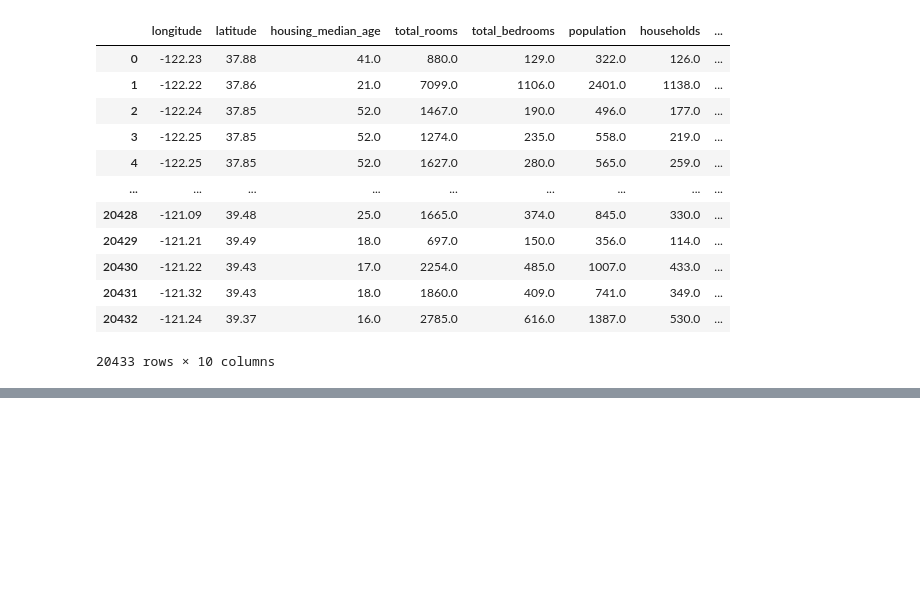
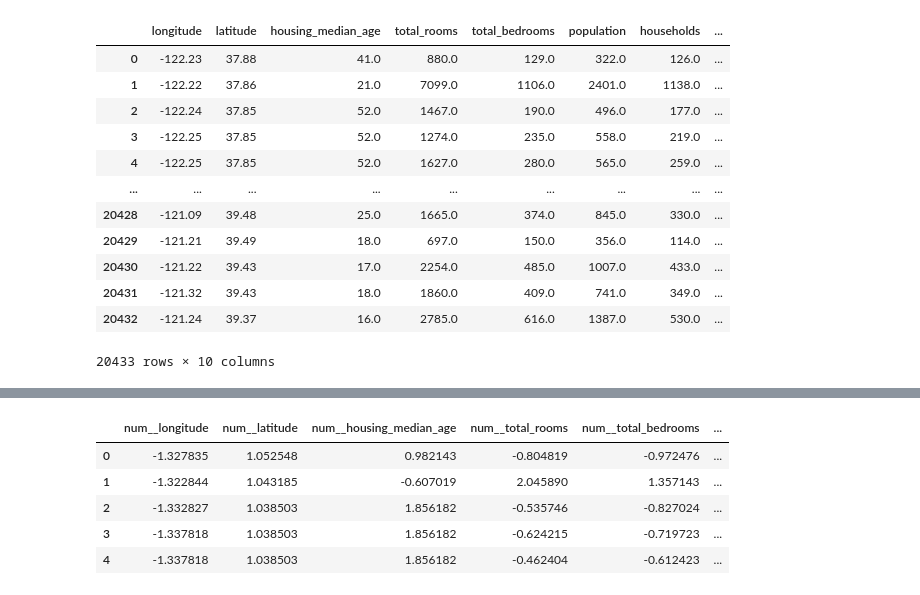
Before and after one commit to ErickNaunay/proyecto-ml-end-to-end, a Jupyter notebook: notebooks/data_wrangling.ipynb, the cells around one changed output, grey strips where cells are left out. Drawn from its saved outputs; the diff is of its cells as text; code cells hidden in the pictures; blank space fills up the shorter version.

```diff
--- a/notebooks/data_wrangling.ipynb
+++ b/notebooks/data_wrangling.ipynb
@@ -355,0 +398,5 @@ train_carac, valid_carac, train_obj, valid_obj = train_test_split(train_valid_ca
+# %%
+num_pipeline = Pipeline([
+    ('impute', SimpleImputer(strategy='median')),
+    ('standarize', StandardScaler())
+])
@@ -355,0 +405,5 @@ train_carac, valid_carac, train_obj, valid_obj = train_test_split(train_valid_ca
+# %%
+cat_pipeline = Pipeline([
+    ('impute', SimpleImputer(strategy='most_frequent')),
+    ('onehot', OneHotEncoder(handle_unknown='ignore'))
+])
@@ -355,0 +436,18 @@ train_carac, valid_carac, train_obj, valid_obj = train_test_split(train_valid_ca
+# %%
+preprocessing = ColumnTransformer([
+    ('num', num_pipeline, make_column_selector(dtype_include=np.number)),
+    ('cat', cat_pipeline, make_column_selector(dtype_include=object))
+])
+# %%
+dataset_final = preprocessing.fit_transform(datos_crudos)
+
+dataset_final = pd.DataFrame(dataset_final, columns=preprocessing.get_feature_names_out())
+# %%
+dataset_final.head()
+# %% [output]
+|  | num__longitude | num__latitude | num__housing_median_age | num__total_rooms | num__total_bedrooms | ... |
+| 0 | -1.327835 | 1.052548 | 0.982143 | -0.804819 | -0.972476 | ... |
+| 1 | -1.322844 | 1.043185 | -0.607019 | 2.045890 | 1.357143 | ... |
+| 2 | -1.332827 | 1.038503 | 1.856182 | -0.535746 | -0.827024 | ... |
+| 3 | -1.337818 | 1.038503 | 1.856182 | -0.624215 | -0.719723 | ... |
+| 4 | -1.337818 | 1.038503 | 1.856182 | -0.462404 | -0.612423 | ... |
```
Also changed, not shown: parts of 18 cells of this notebook, 3 other files.
